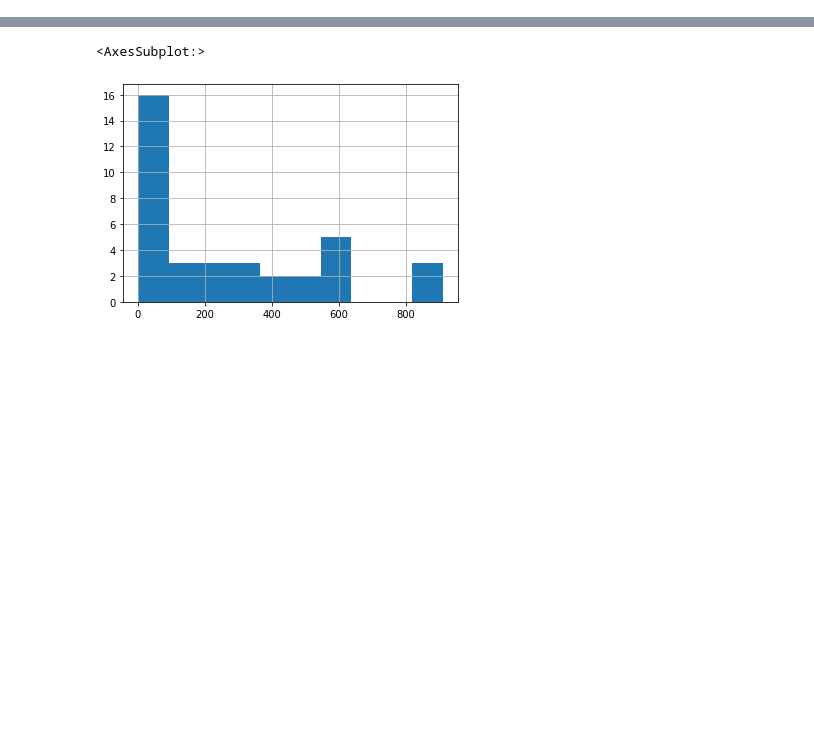
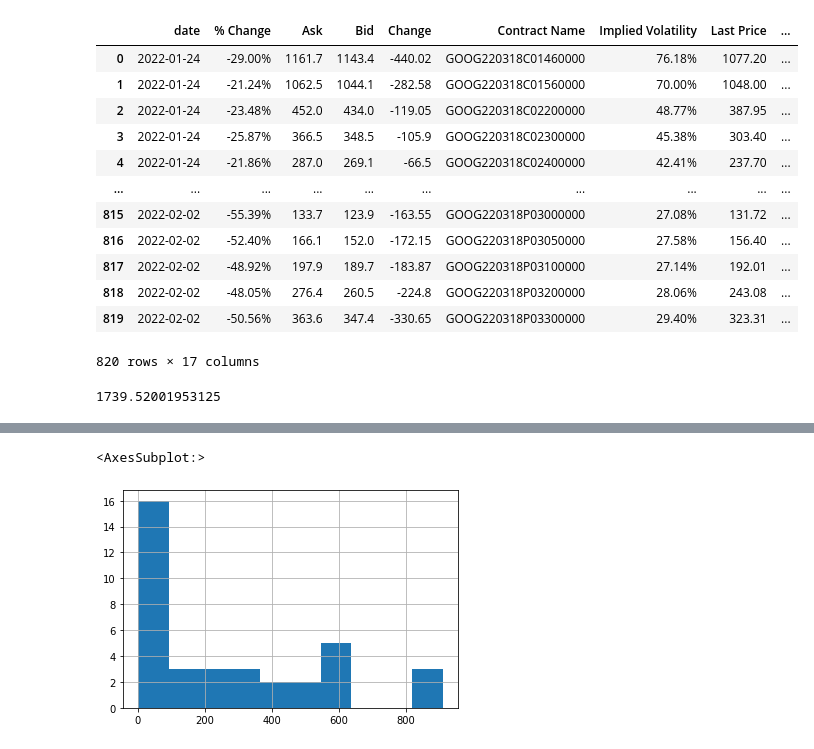
Before and after one commit to andermy/yahooScraper, a Jupyter notebook: test.ipynb, the cells around one changed output, grey strips where cells are left out. Drawn from its saved outputs; the diff is of its cells as text; code cells hidden in the pictures; blank space fills up the shorter version.

```diff
--- a/test.ipynb
+++ b/test.ipynb
@@ -70,2 +82,23 @@ apple2.describe()
+# %%
+apple2 = apple2.merge(prices[['close', 'volatility', 'date']], on='date')
+apple2
+# %% [output]
+|  | date | % Change | Ask | Bid | Change | Contract Name | Implied Volatility | Last Price | ... |
+| 0 | 2022-01-24 | -29.00% | 1161.7 | 1143.4 | -440.02 | GOOG220318C01460000 | 76.18% | 1077.20 | ... |
+| 1 | 2022-01-24 | -21.24% | 1062.5 | 1044.1 | -282.58 | GOOG220318C01560000 | 70.00% | 1048.00 | ... |
+| 2 | 2022-01-24 | -23.48% | 452.0 | 434.0 | -119.05 | GOOG220318C02200000 | 48.77% | 387.95 | ... |
+| 3 | 2022-01-24 | -25.87% | 366.5 | 348.5 | -105.9 | GOOG220318C02300000 | 45.38% | 303.40 | ... |
+| 4 | 2022-01-24 | -21.86% | 287.0 | 269.1 | -66.5 | GOOG220318C02400000 | 42.41% | 237.70 | ... |
+| ... | ... | ... | ... | ... | ... | ... | ... | ... | ... |
+| 815 | 2022-02-02 | -55.39% | 133.7 | 123.9 | -163.55 | GOOG220318P03000000 | 27.08% | 131.72 | ... |
+| 816 | 2022-02-02 | -52.40% | 166.1 | 152.0 | -172.15 | GOOG220318P03050000 | 27.58% | 156.40 | ... |
+| 817 | 2022-02-02 | -48.92% | 197.9 | 189.7 | -183.87 | GOOG220318P03100000 | 27.14% | 192.01 | ... |
+| 818 | 2022-02-02 | -48.05% | 276.4 | 260.5 | -224.8 | GOOG220318P03200000 | 28.06% | 243.08 | ... |
+| 819 | 2022-02-02 | -50.56% | 363.6 | 347.4 | -330.65 | GOOG220318P03300000 | 29.40% | 323.31 | ... |
+820 rows × 17 columns
+# %%
+prices.iloc[0].close
+# %% [output]
+1739.52001953125
 # %%
 last_price = 2600
```
Also changed, not shown: parts of 26 cells of this notebook, 3 other files.
